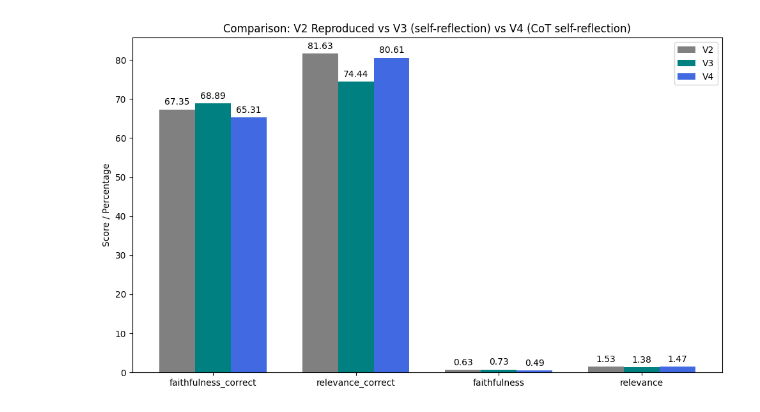
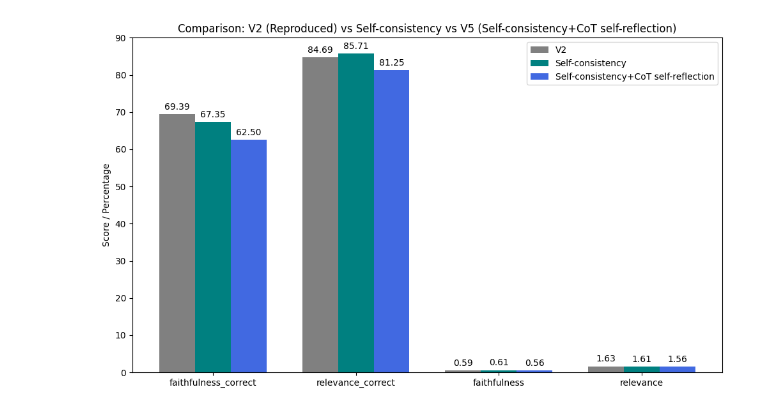
Before and after one commit to DoTA-RAG/dota-rag, a Jupyter notebook: data/eval_collection/results_viz.ipynb, the cells around one changed output. Saved outputs shown, nothing was run; the diff lists cells and outputs as text; code cells hidden in the pictures.

Commit message:
Add self-consistency

```diff
--- a/data/eval_collection/results_viz.ipynb
+++ b/data/eval_collection/results_viz.ipynb
@@ -54,45 +54,45 @@ def get_eval_metrics(file_path):
 categories = ["faithfulness_correct", "relevance_correct", "faithfulness", "relevance"]
 
 # Scores for each method
-v2_reproduced = get_eval_metrics("Snowflake100+Routing+Prune+Rerank_reproduced/testset-50q-eval.jsonl")
-v3 = get_eval_metrics("Snowflake100+Routing+Prune+Rerank+Self-reflection/testset-50q-eval.jsonl")
-v4 = get_eval_metrics("Snowflake100+Routing+Prune+Rerank+CoT self-reflection/testset-50q-eval.jsonl")
+v2_reproduced = get_eval_metrics("Snowflake100+Routing+Prune+Rerank_reproduced_2/testset-50q-eval.jsonl")
+v3 = get_eval_metrics("Snowflake100+Routing+Prune+Rerank+Self-consistency/testset-50q-eval.jsonl")
+v4 = get_eval_metrics("Snowflake100+Routing+Prune+Rerank+Self-consistency+CoT self-reflection/testset-50q-eval.jsonl")
 
 x = np.arange(len(categories))  # label locations
 width = 0.25
 
 fig, ax = plt.subplots(figsize=(10, 6))
 rects1 = ax.bar(x - width, v2_reproduced, width, label="V2", color="gray")
-rects2 = ax.bar(x, v3, width, label="V3", color="teal")
-rects3 = ax.bar(x + width, v4, width, label="V4", color="royalblue")
+rects2 = ax.bar(x, v3, width, label="Self-consistency", color="teal")
+rects3 = ax.bar(x + width, v4, width, label="Self-consistency+CoT self-reflection", color="royalblue")
 
 # Labels and title
 ax.set_ylabel("Score / Percentage")
-ax.set_title("Comparison: V2 (Reproduced) vs V3 (self-reflection) vs V4 (CoT self-reflection)")
+ax.set_title("Comparison: V2 (Reproduced) vs Self-consistency vs V5 (Self-consistency+CoT self-reflection)")
 ax.set_xticks(x)
 ax.set_xticklabels(categories)
 ax.legend()
 
 
 # Add labels
 def add_labels(rects):
     for rect in rects:
         height = rect.get_height()
         ax.annotate(
             f"{height:.2f}",
             xy=(rect.get_x() + rect.get_width() / 2, height),
             xytext=(0, 3),
             textcoords="offset points",
             ha="center",
             va="bottom",
         )
 
 
 add_labels(rects1)
 add_labels(rects2)
 add_labels(rects3)
 
 plt.tight_layout()
 plt.show()
 # %% [output]
-[figure, old version]
+[figure, new version]
```
Also changed, not shown: 11 other files.
